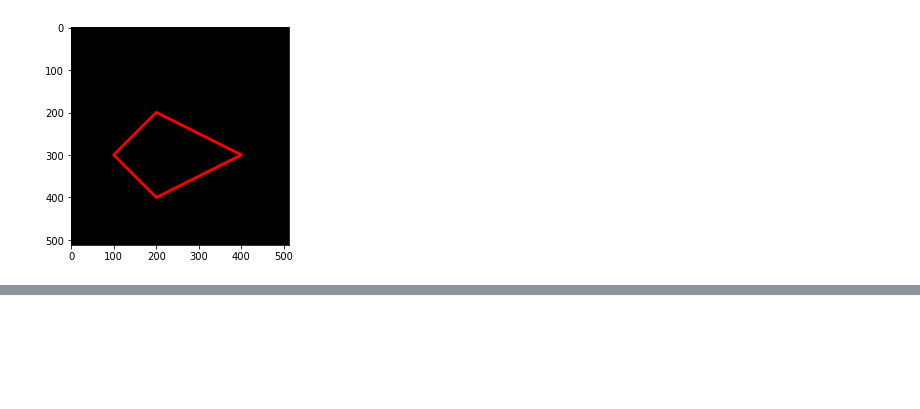
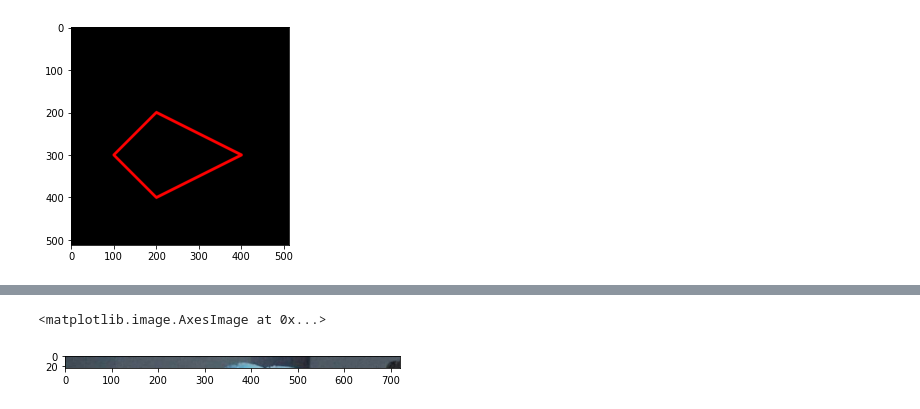
Before and after one commit to denuradhan/PVCK_GENAP_2021, a Jupyter notebook: Week2.ipynb, the cells around one changed output, grey strips where cells are left out. Drawn from its saved outputs; the diff is of its cells as text; code cells hidden in the pictures; blank space fills up the shorter version.

```diff
--- a/Week2.ipynb
+++ b/Week2.ipynb
@@ -127,0 +144,5 @@ plt.imshow(black_img2)
+# %%
+plt.imshow(img[5:30])
+# %% [output]
+<matplotlib.image.AxesImage at 0x...>
+[figure, added]
```
Also changed, not shown: parts of 9 cells of this notebook.
